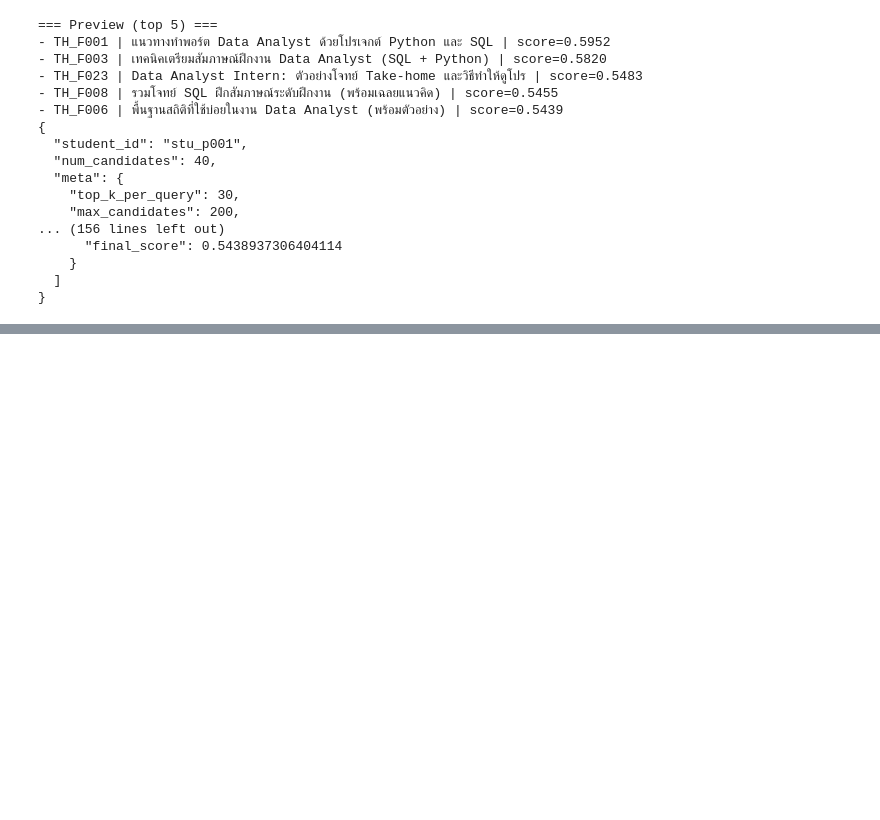
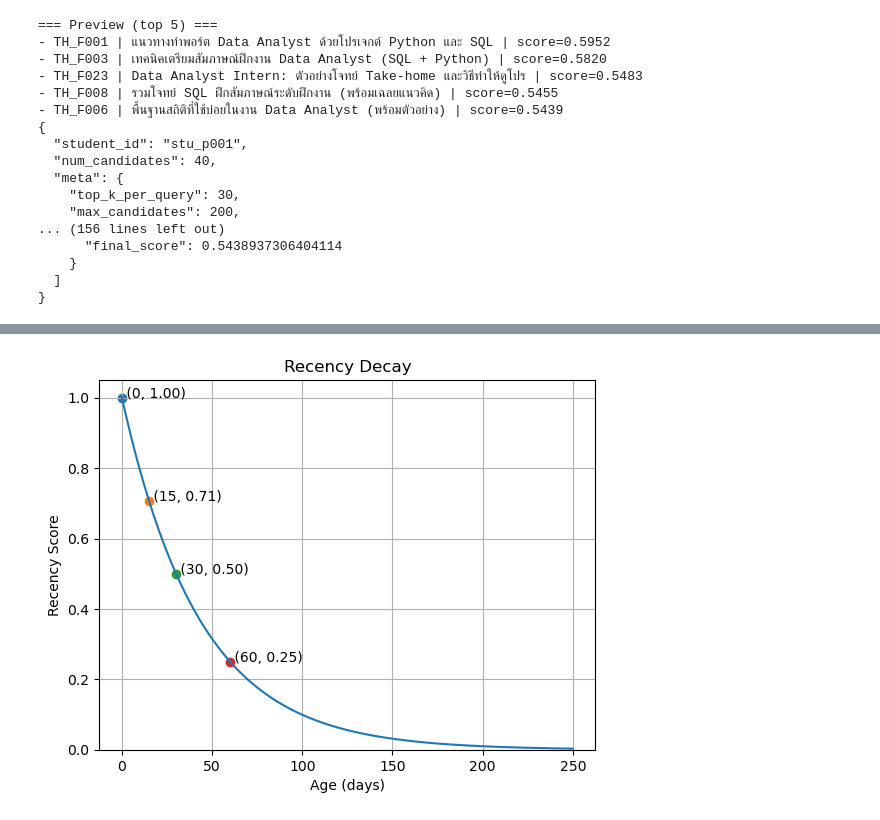
Before and after one commit to TunKedsaro/Hyde, a Jupyter notebook: sandbox/notebooks/2602111156-pipeline-3.ipynb, the cells around one changed output, grey strips where cells are left out. Drawn from its saved outputs; the diff is of its cells as text; code cells hidden in the pictures; blank space fills up the shorter version.

```diff
--- a/sandbox/notebooks/2602111156-pipeline-3.ipynb
+++ b/sandbox/notebooks/2602111156-pipeline-3.ipynb
@@ -894,11 +894,7 @@ def get_user_lang(bundle:Dict[str,Any]) -> Optional[str]:
 # ----------------------------------------------------------------------
 # Language match score
 # ----------------------------------------------------------------------
-def score_language_match(
-        feed_meta: Dict[str,Any],
-        *,
-        user_lang: Optional[str]
-) -> float:
+def score_language_match(feed_meta: Dict[str,Any],*,user_lang: Optional[str]) -> float:
     """Score exact language match between user and feed."""
     if not user_lang:
         return 0.0
@@ -1772,0 +1835,31 @@ print(
+# %%
+import numpy as np
+import matplotlib.pyplot as plt
+
+age_days = np.linspace(0, 250, 500)
+
+half_life_days = 30  # change this if needed
+recency = 2 ** (-(age_days) / (half_life_days))
+
+plt.figure()
+plt.plot(age_days, recency)
+plt.grid()
+
+# ---------------------------
+# Highlight specific days
+# ---------------------------
+highlight_days = [0, 15, 30, 60]
+
+for d in highlight_days:
+    score = 2 ** (-(d) / (half_life_days))
+    plt.scatter(d, score)
+    plt.text(d, score, f" ({d}, {score:.2f})")
+
+plt.xlabel("Age (days)")
+plt.ylabel("Recency Score")
+plt.title("Recency Decay")
+plt.ylim(0, 1.05)
+
+plt.show()
+# %% [output]
+[figure, added]
```
Also changed, not shown: parts of 6 cells of this notebook, 6 other files.
